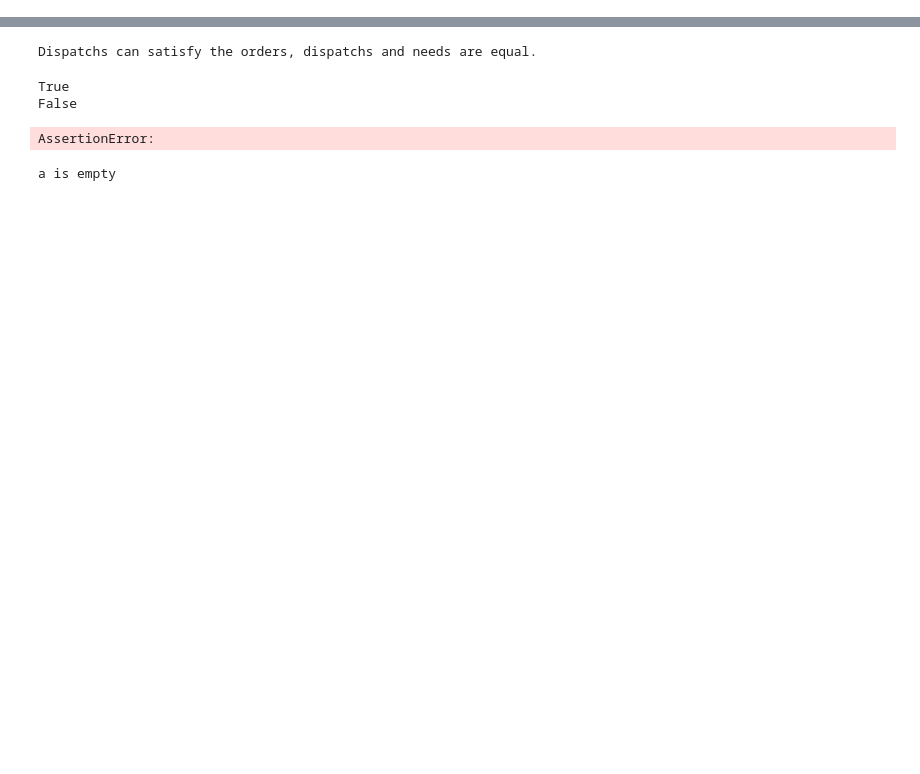
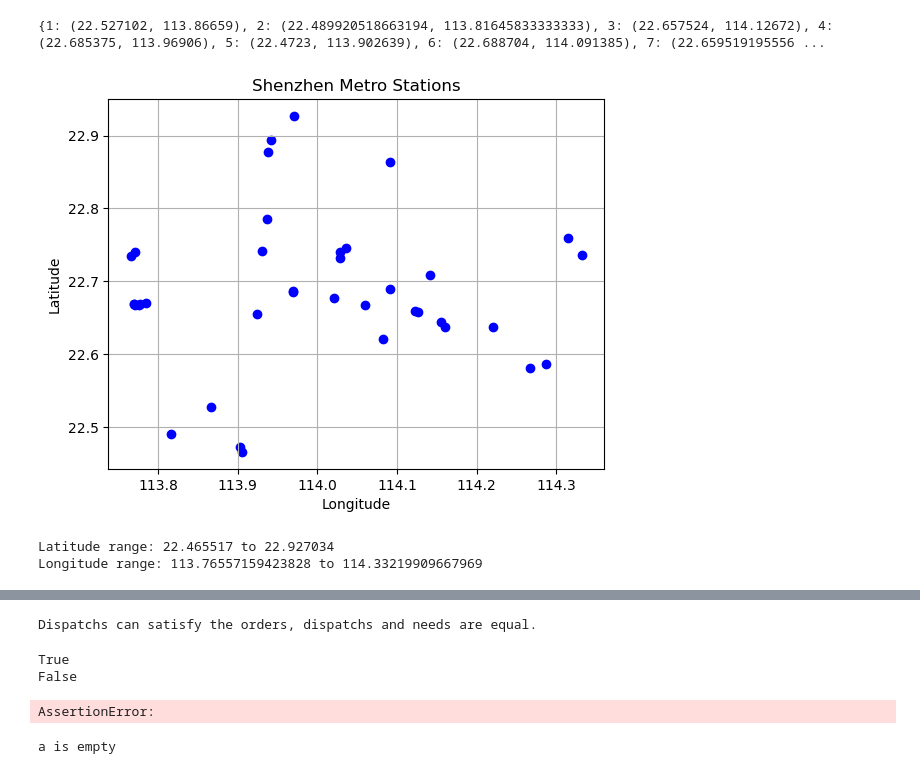
Before and after one commit to Necthus/TruckSchedule, a Jupyter notebook: test.ipynb, the cells around one changed output, grey strips where cells are left out. Cells and saved outputs as stored; diff of their text form; code cells hidden in the pictures; blank space fills up the shorter version.

```diff
--- a/test.ipynb
+++ b/test.ipynb
@@ -0,0 +138,59 @@
+# %%
+import csv
+
+
+stations = {
+
+
+
+}
+
+station_id_map = {
+
+}
+
+new_id = 0
+
+with open('./data/shenzhen_stations.csv', mode='r') as file:
+    reader = csv.reader(file)
+    next(reader)  # Skip header row
+    for row in reader:
+        station_id = row[0]
+        station_lat = float(row[1])
+        station_lon = float(row[2])
+
+        new_id = new_id + 1
+
+        stations[new_id] = (station_lat, station_lon)
+        station_id_map[station_id] = new_id  # Assuming a direct mapping for now
+
+print(stations)
+
+import matplotlib.pyplot as plt
+
+
+
+lats = [coord[0] for coord in stations.values()]
+lons = [coord[1] for coord in stations.values()]
+
+plt.scatter(lons, lats, marker='o', color='blue')
+plt.title('Shenzhen Metro Stations')
+plt.xlabel('Longitude')
+plt.ylabel('Latitude')
+
+plt.grid(True)
+plt.show()
+# %% [output]
+{1: (22.527102, 113.86659), 2: (22.489920518663194, 113.81645833333333), 3: (22.657524, 114.12672), 4: (22.685375, 113.96906), 5: (22.4723, 113.902639), 6: (22.688704, 114.091385), 7: (22.659519195556 ...
+[figure, added]
+# %%
+min_lat = min(coord[0] for coord in stations.values())
+min_lon = min(coord[1] for coord in stations.values())
+max_lat = max(coord[0] for coord in stations.values())
+max_lon = max(coord[1] for coord in stations.values())
+
+print(f"Latitude range: {min_lat} to {max_lat}")
+print(f"Longitude range: {min_lon} to {max_lon}")
+# %% [output]
+Latitude range: 22.465517 to 22.927034
+Longitude range: 113.76557159423828 to 114.33219909667969
```
Also changed, not shown: parts of 12 cells of this notebook, 47 other files.
